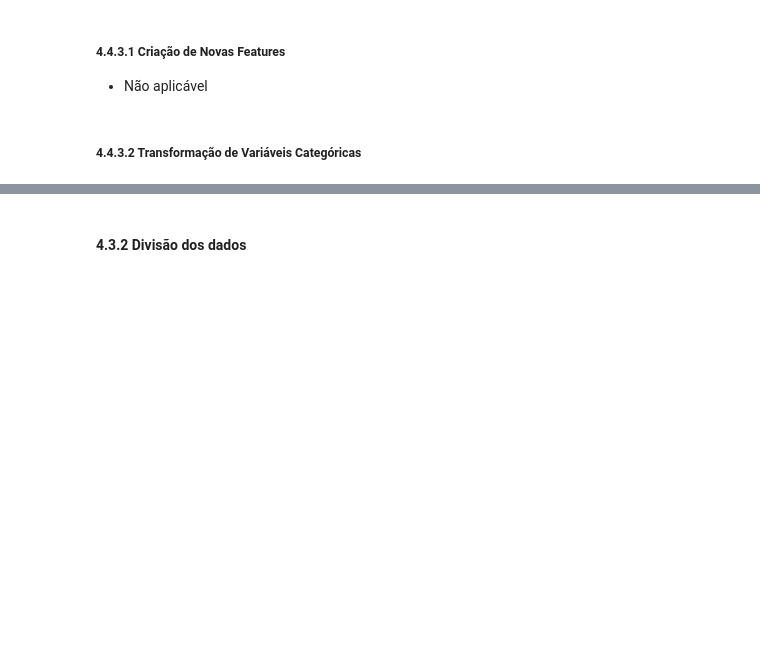
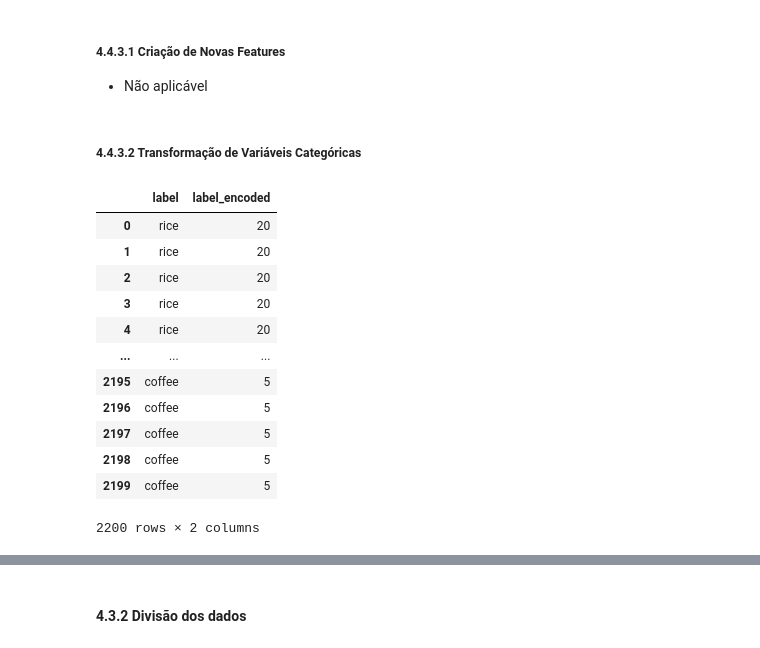
Before and after one commit to luisfuturist/activity-fiap-ai-p3a4, a Jupyter notebook: LuisFillipeEmidio_RM559976_fase3_cap14.ipynb, the cells around one changed output, grey strips where cells are left out. Saved outputs shown, nothing was run; the diff lists cells and outputs as text; code cells hidden in the pictures; blank space fills up the shorter version.

```diff
--- a/LuisFillipeEmidio_RM559976_fase3_cap14.ipynb
+++ b/LuisFillipeEmidio_RM559976_fase3_cap14.ipynb
@@ -471,13 +639,25 @@ Tratamento de dados ausentes, duplicados e inconsistências.
 ##### 4.4.3.2 Transformação de Variáveis Categóricas
 # %%
 # Gerar label-encoding para a variável categórica 'label'
+le = LabelEncoder()
+df['label_encoded'] = le.fit_transform(df['label'])
 
-df_label = df['label']
-
-le = LabelEncoder()
-df_label = le.fit_transform(df_label)
-
-print(df_label)
+df_labels = df[['label', 'label_encoded']]
+df_labels
+# %% [output]
+|  | label | label_encoded |
+| 0 | rice | 20 |
+| 1 | rice | 20 |
+| 2 | rice | 20 |
+| 3 | rice | 20 |
+| 4 | rice | 20 |
+| ... | ... | ... |
+| 2195 | coffee | 5 |
+| 2196 | coffee | 5 |
+| 2197 | coffee | 5 |
+| 2198 | coffee | 5 |
+| 2199 | coffee | 5 |
+2200 rows × 2 columns
 # %%
 df_features = df.drop(columns=['label', 'label_encoded'], errors='ignore')
 df_features
```
Also changed, not shown: parts of 58 cells of this notebook.
